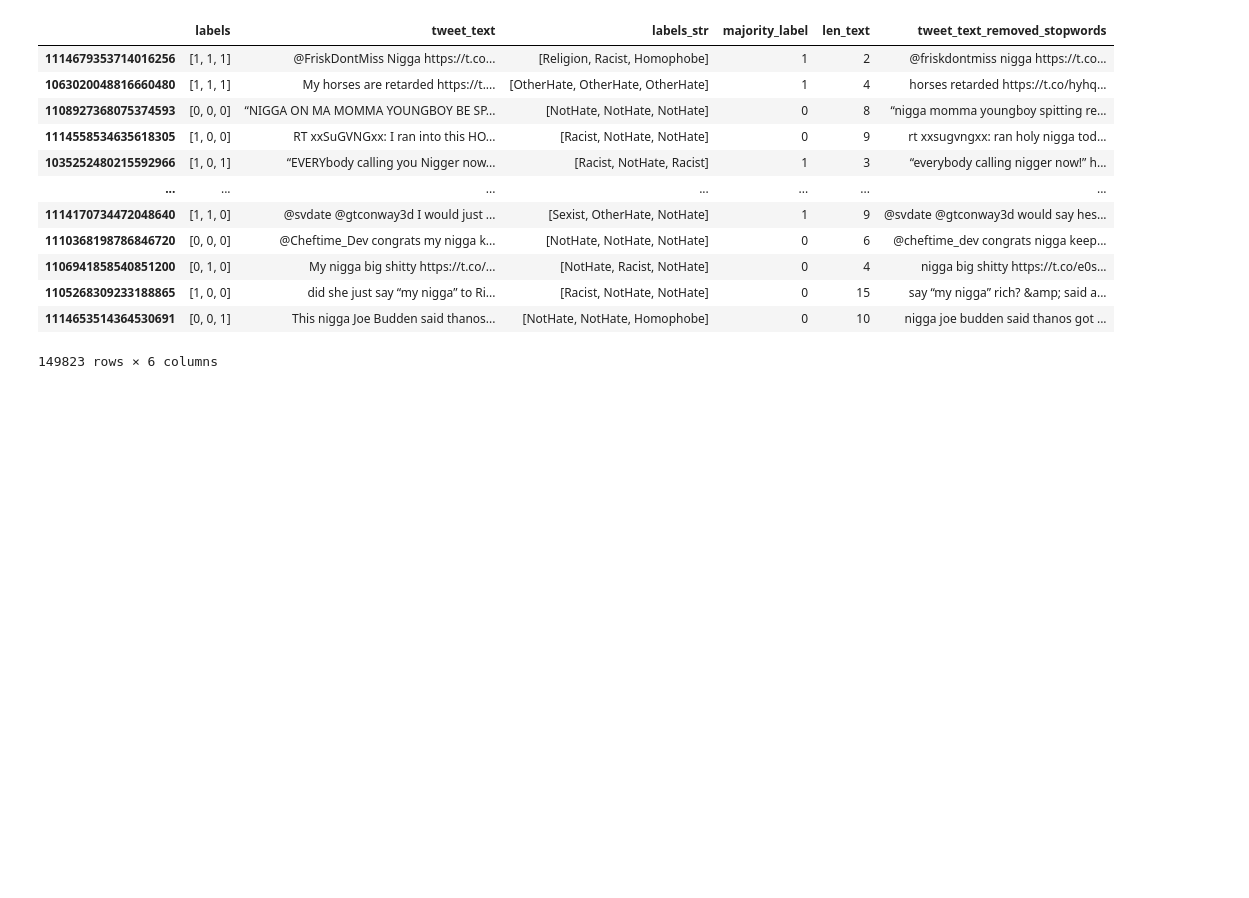
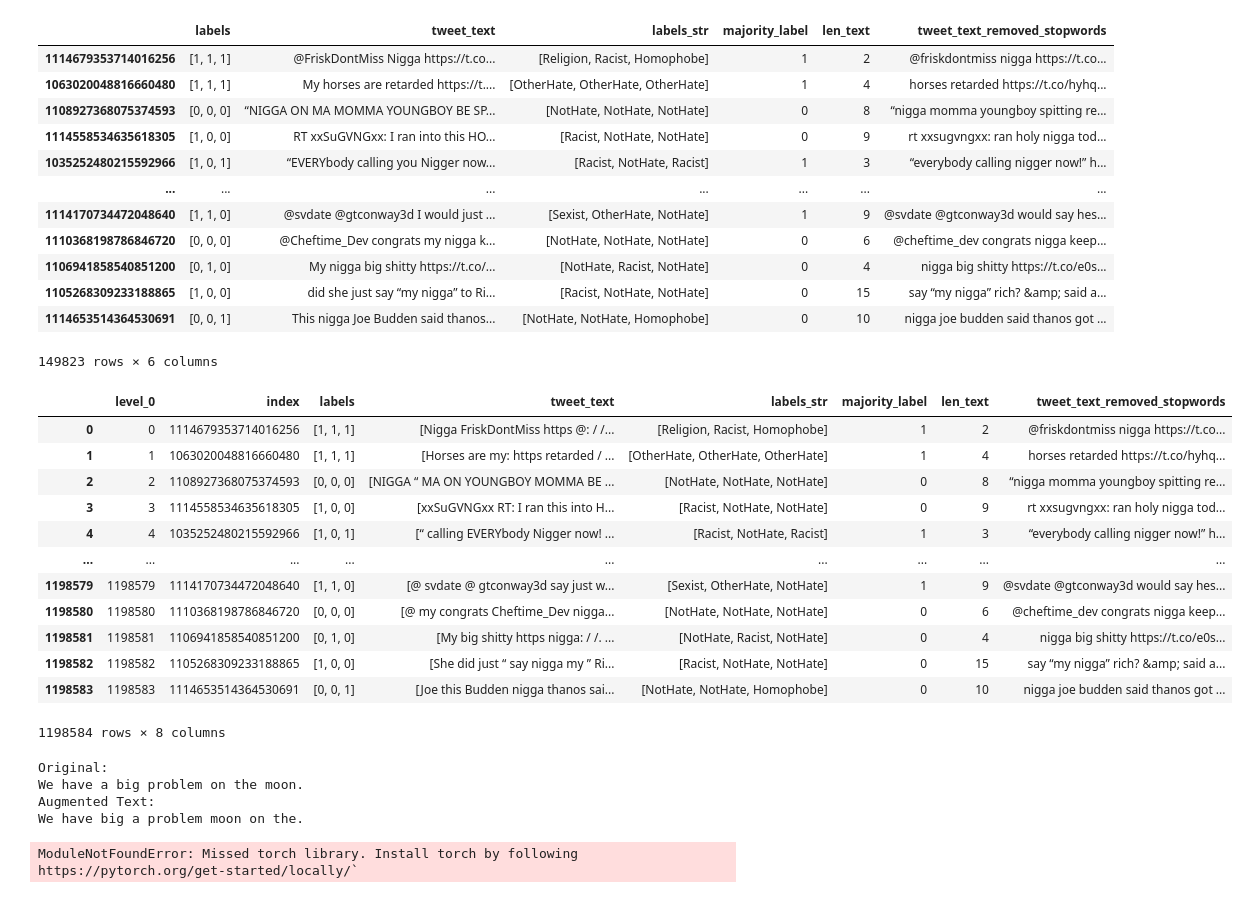
Before and after one commit to JonasHauth/bigdata-live-hate-detection, a Jupyter notebook: src/00_simple_eda.ipynb, the cells around one changed output. Drawn from its saved outputs; the diff is of its cells as text; code cells hidden in the pictures; blank space fills up the shorter version.

```diff
--- a/src/00_simple_eda.ipynb
+++ b/src/00_simple_eda.ipynb
@@ -123,3 +123,34 @@ tweets_text_label
 | 1105268309233188865 | [1, 0, 0] | did she just say “my nigga” to Ri... | [Racist, NotHate, NotHate] | 0 | 15 | say “my nigga” rich? &amp; said a... |
 | 1114653514364530691 | [0, 0, 1] | This nigga Joe Budden said thanos... | [NotHate, NotHate, Homophobe] | 0 | 10 | nigga joe budden said thanos got ... |
 149823 rows × 6 columns
+# %%
+import nlpaug.augmenter.word as naw
+
+aug = naw.RandomWordAug(action="swap")
+
+text_label_1 = tweets_text_label['tweet_text'].apply(lambda x: aug.augment(x)[0])
+
+print(text_label_1)
+
+tweets_text_label_1 = tweets_text_label
+tweets_text_label_1['tweet_text'] = text_label_1
+
+tweets_text_label = tweets_text_label.append(tweets_text_label_1)
+
+tweets_text_label.info()
+# %%
+tweets_text_label
+# %% [output]
+|  | level_0 | index | labels | tweet_text | labels_str | majority_label | len_text | tweet_text_removed_stopwords |
+| 0 | 0 | 1114679353714016256 | [1, 1, 1] | [Nigga FriskDontMiss https @: / /... | [Religion, Racist, Homophobe] | 1 | 2 | @friskdontmiss nigga https://t.co... |
+| 1 | 1 | 1063020048816660480 | [1, 1, 1] | [Horses are my: https retarded / ... | [OtherHate, OtherHate, OtherHate] | 1 | 4 | horses retarded https://t.co/hyhq... |
+| 2 | 2 | 1108927368075374593 | [0, 0, 0] | [NIGGA “ MA ON YOUNGBOY MOMMA BE ... | [NotHate, NotHate, NotHate] | 0 | 8 | “nigga momma youngboy spitting re... |
+| 3 | 3 | 1114558534635618305 | [1, 0, 0] | [xxSuGVNGxx RT: I ran this into H... | [Racist, NotHate, NotHate] | 0 | 9 | rt xxsugvngxx: ran holy nigga tod... |
+| 4 | 4 | 1035252480215592966 | [1, 0, 1] | [“ calling EVERYbody Nigger now! ... | [Racist, NotHate, Racist] | 1 | 3 | “everybody calling nigger now!” h... |
+| ... | ... | ... | ... | ... | ... | ... | ... | ... |
+| 1198579 | 1198579 | 1114170734472048640 | [1, 1, 0] | [@ svdate @ gtconway3d say just w... | [Sexist, OtherHate, NotHate] | 1 | 9 | @svdate @gtconway3d would say hes... |
+| 1198580 | 1198580 | 1110368198786846720 | [0, 0, 0] | [@ my congrats Cheftime_Dev nigga... | [NotHate, NotHate, NotHate] | 0 | 6 | @cheftime_dev congrats nigga keep... |
+| 1198581 | 1198581 | 1106941858540851200 | [0, 1, 0] | [My big shitty https nigga: / /. ... | [NotHate, Racist, NotHate] | 0 | 4 | nigga big shitty https://t.co/e0s... |
+| 1198582 | 1198582 | 1105268309233188865 | [1, 0, 0] | [She did just “ say nigga my ” Ri... | [Racist, NotHate, NotHate] | 0 | 15 | say “my nigga” rich? &amp; said a... |
+| 1198583 | 1198583 | 1114653514364530691 | [0, 0, 1] | [Joe this Budden nigga thanos sai... | [NotHate, NotHate, Homophobe] | 0 | 10 | nigga joe budden said thanos got ... |
+1198584 rows × 8 columns
@@ -125,0 +161,29 @@ tweets_text_label
+# %%
+text = 'We have a big problem on the moon.'
+
+import nlpaug.augmenter.word as naw
+
+aug = naw.RandomWordAug(action="swap")
+augmented_text = aug.augment(text)[0]
+print("Original:")
+print(text)
+print("Augmented Text:")
+print(augmented_text)
+# %% [output]
+Original:
+We have a big problem on the moon.
+Augmented Text:
+We have big a problem moon on the.
+# %%
+text = 'We have a big problem on the moon.'
+
+import nlpaug.augmenter.word as naw
+
+text = 'The quick brown fox jumped over the lazy dog'
+back_translation_aug = naw.BackTranslationAug(
+    from_model_name='facebook/wmt19-en-de',
+    to_model_name='facebook/wmt19-de-en'
+)
+back_translation_aug.augment(text)
+# %% [output]
+ModuleNotFoundError: Missed torch library. Install torch by following https://pytorch.org/get-started/locally/`
```
Also changed, not shown: parts of 2 cells of this notebook, 2 other files.
